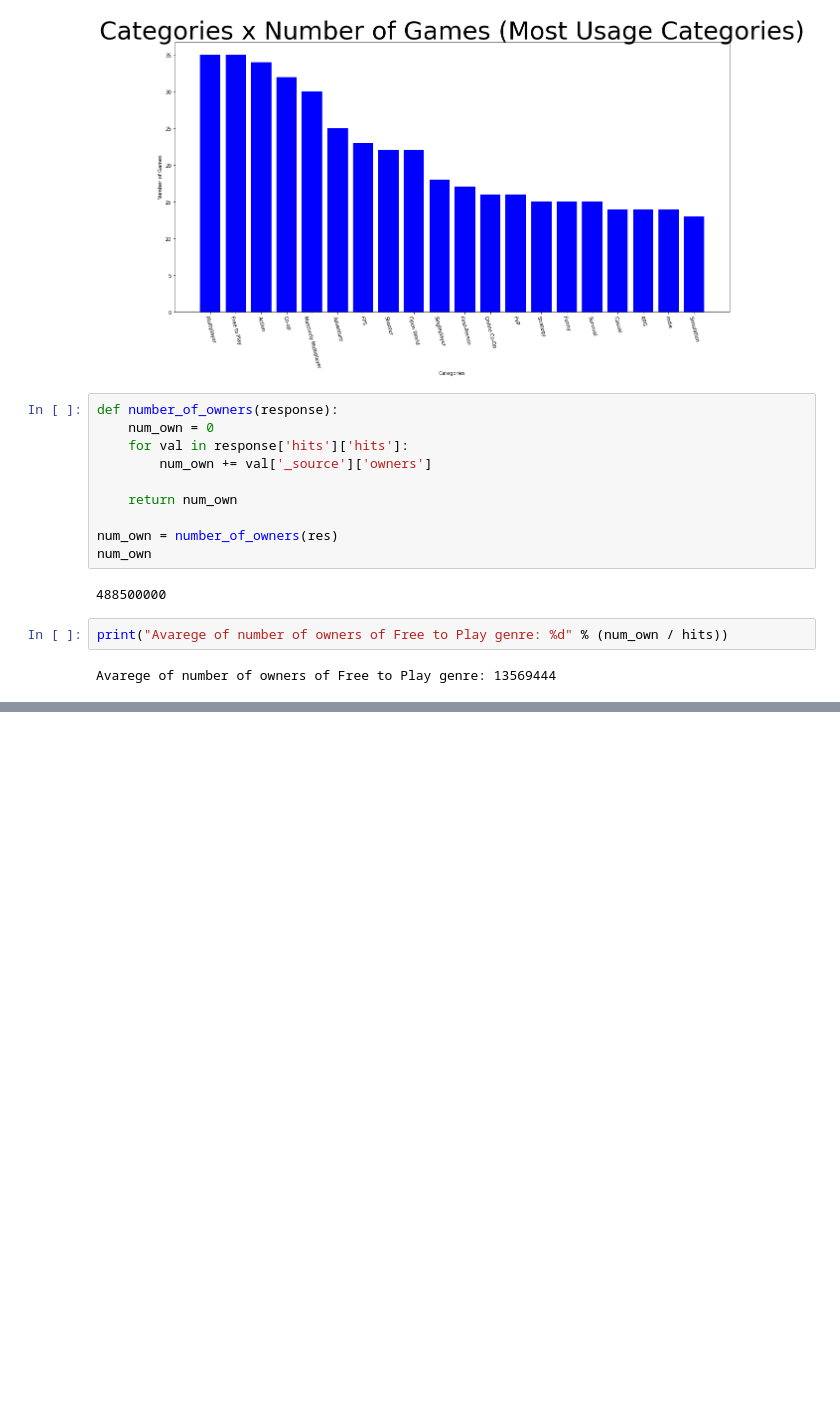
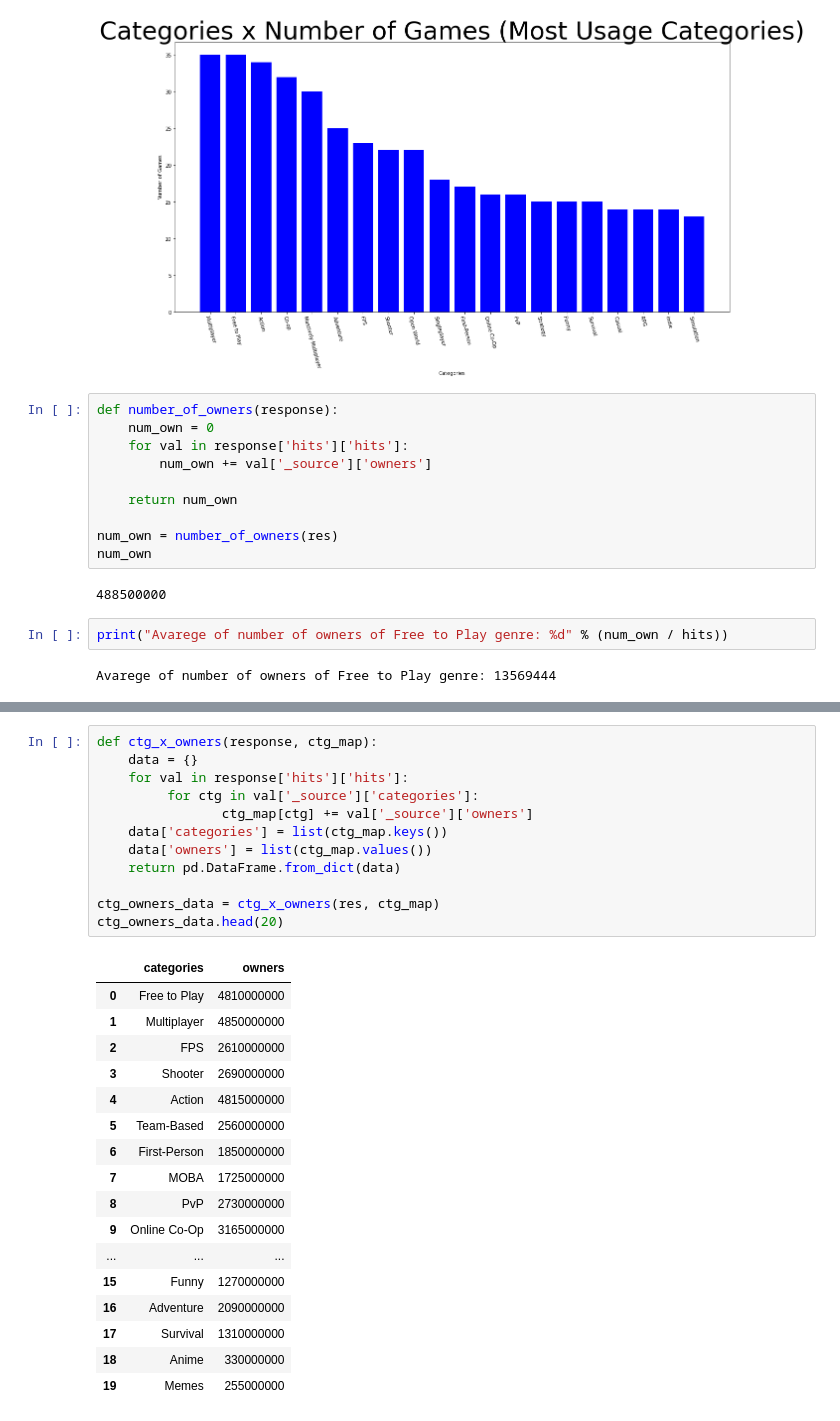
Before and after one commit to jpbusche/Hipoteses, a Jupyter notebook: notebooks/Categorias x Numero de Donos.ipynb, the cells around one changed output, grey strips where cells are left out. Saved outputs shown, nothing was run; the diff lists cells and outputs as text; blank space fills up the shorter version.

```diff
--- a/notebooks/Categorias x Numero de Donos.ipynb
+++ b/notebooks/Categorias x Numero de Donos.ipynb
@@ -148,0 +158,30 @@ Avarege of number of owners of Free to Play genre: 13569444
+# %%
+def ctg_x_owners(response, ctg_map):
+    data = {}
+    for val in response['hits']['hits']:
+         for ctg in val['_source']['categories']:
+                ctg_map[ctg] += val['_source']['owners']
+    data['categories'] = list(ctg_map.keys())
+    data['owners'] = list(ctg_map.values())
+    return pd.DataFrame.from_dict(data)
+
+ctg_owners_data = ctg_x_owners(res, ctg_map)
+ctg_owners_data.head(20)
+# %% [output]
+|  | categories | owners |
+| 0 | Free to Play | 4810000000 |
+| 1 | Multiplayer | 4850000000 |
+| 2 | FPS | 2610000000 |
+| 3 | Shooter | 2690000000 |
+| 4 | Action | 4815000000 |
+| 5 | Team-Based | 2560000000 |
+| 6 | First-Person | 1850000000 |
+| 7 | MOBA | 1725000000 |
+| 8 | PvP | 2730000000 |
+| 9 | Online Co-Op | 3165000000 |
+| ... | ... | ... |
+| 15 | Funny | 1270000000 |
+| 16 | Adventure | 2090000000 |
+| 17 | Survival | 1310000000 |
+| 18 | Anime | 330000000 |
+| 19 | Memes | 255000000 |
```
Also changed, not shown: parts of 10 cells of this notebook.
